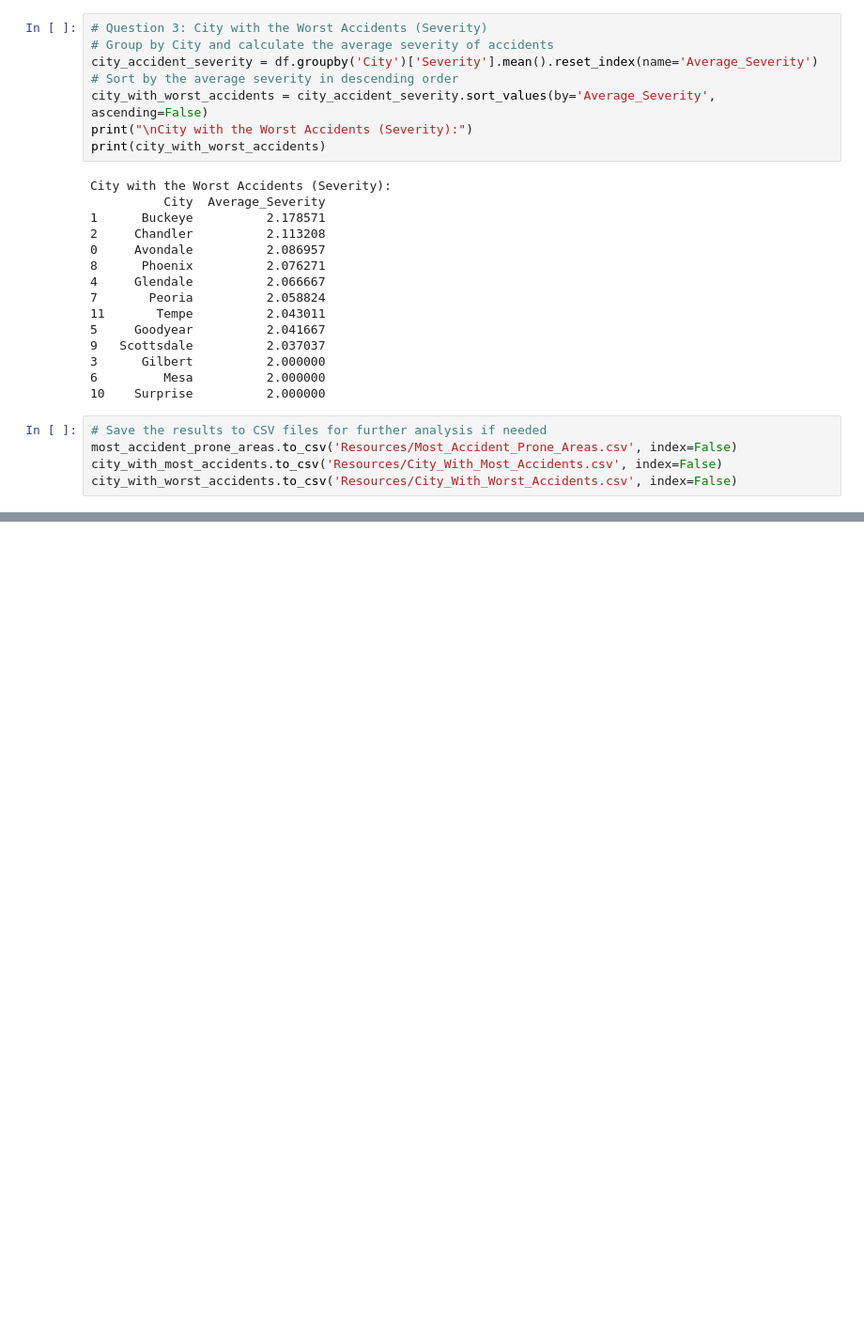
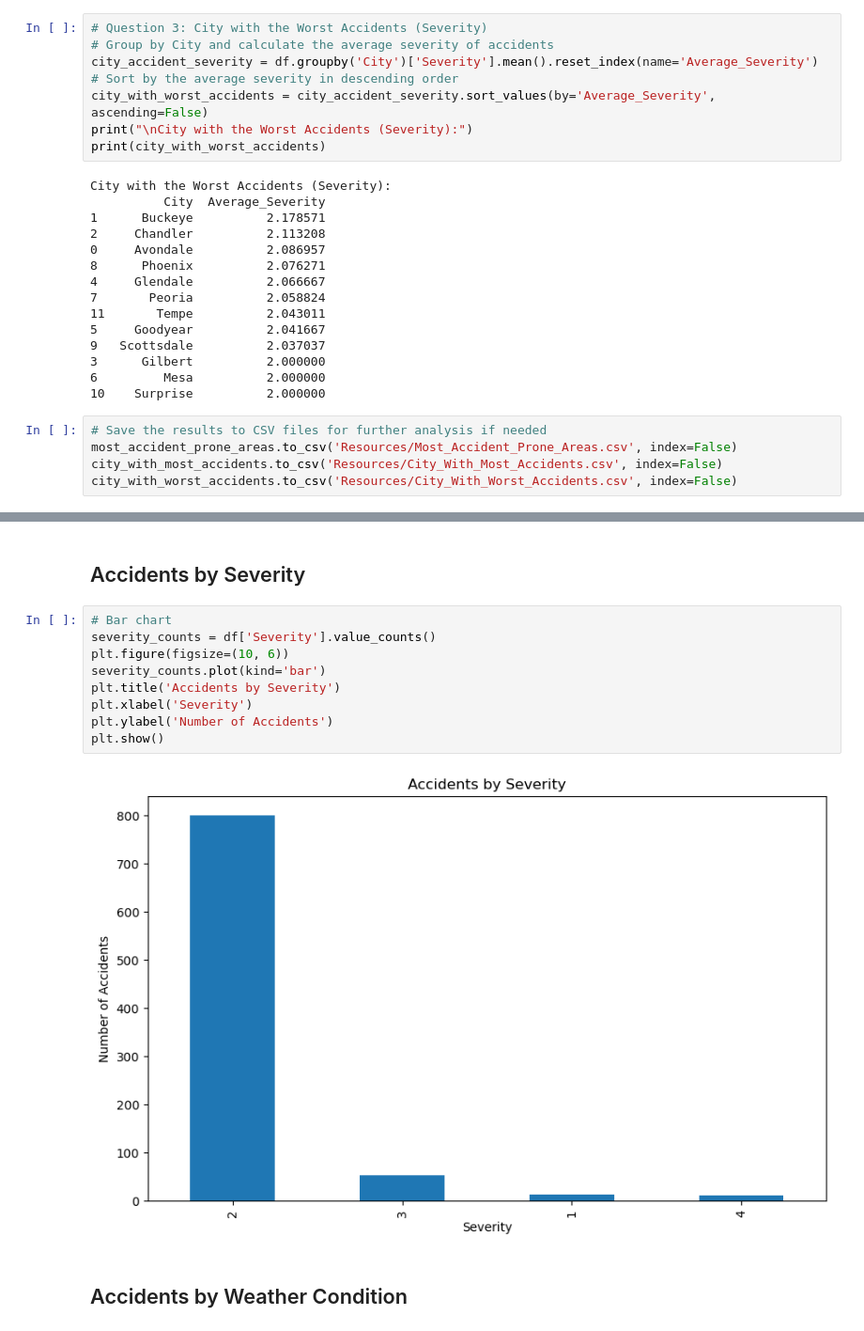
Before and after one commit to WalterHampson/Traffic-Accident-Analysis, a Jupyter notebook: US_Accidents_2023_AZ_Cleaned2.ipynb, the cells around one changed output, grey strips where cells are left out. Shown: that part at 94% size. Cells and saved outputs as stored; diff of their text form; blank space fills up the shorter version.

```diff
--- a/US_Accidents_2023_AZ_Cleaned2.ipynb
+++ b/US_Accidents_2023_AZ_Cleaned2.ipynb
@@ -462,0 +477,15 @@ city_with_worst_accidents.to_csv('Resources/City_With_Worst_Accidents.csv', inde
+# %% [markdown]
+## Accidents by Severity
+# %%
+# Bar chart
+severity_counts = df['Severity'].value_counts()
+plt.figure(figsize=(10, 6))
+severity_counts.plot(kind='bar')
+plt.title('Accidents by Severity')
+plt.xlabel('Severity')
+plt.ylabel('Number of Accidents')
+plt.show()
+# %% [output]
+[figure, added]
+# %% [markdown]
+## Accidents by Weather Condition
```
Also changed, not shown: parts of 12 cells of this notebook.
